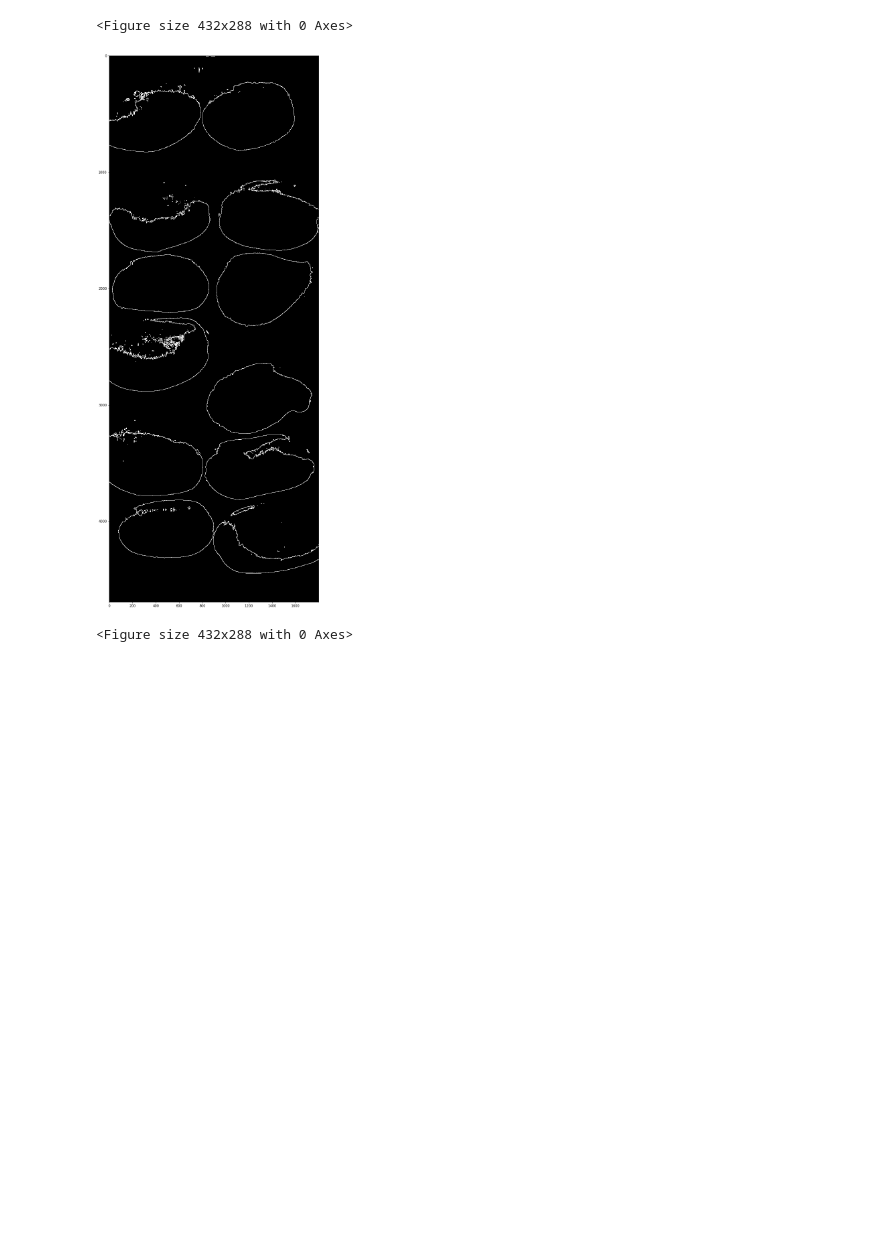
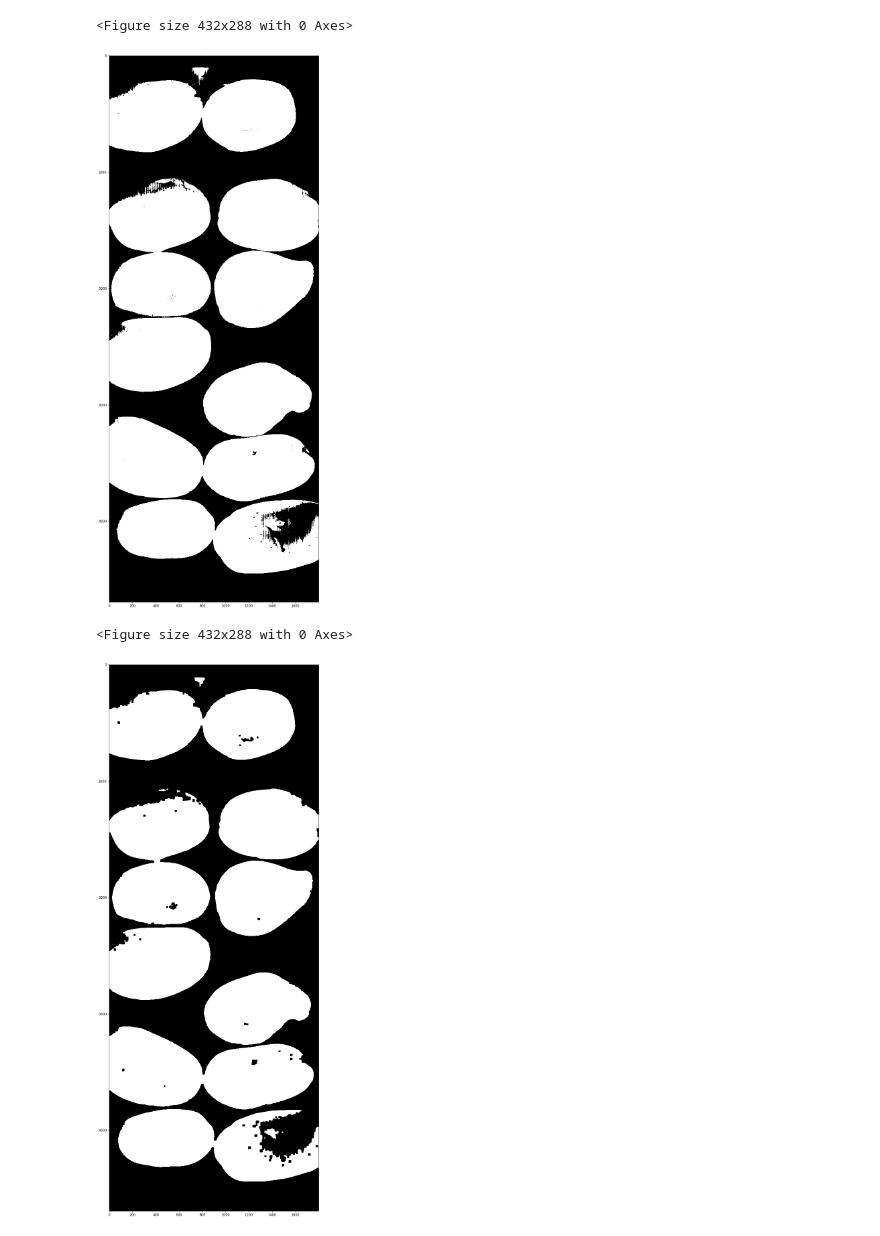
Before and after one commit to Kohmann/potato-classification, a Jupyter notebook: segmentation.ipynb, the cells around one changed output. Drawn from its saved outputs; the diff is of its cells as text; code cells hidden in the pictures; blank space fills up the shorter version.

```diff
--- a/segmentation.ipynb
+++ b/segmentation.ipynb
@@ -4,94 +4,98 @@ import spectral as sp
 import matplotlib.pyplot as plt
 import cv2
 from plots import plotSpectrum
-#from skimage.io import imsave, imread,imshow
 
-#%matplotlib inline
-#plt.rcParams['figure.figsize'] = [16, 8]
 
 potatoB1 = sp.open_image("../Normalised/potato_b1_lowIG_VNIR_1800_SN00841_HSNR2_6000us_2020-10-09T153243_raw_rad_nn.hdr")
-#potatoPelledB1 = sp.open_image("../Normalised/potatopeeled_b1_lowIG_VNIR_1800_SN00841_HSNR2_6000us_2020-10-09T160546_raw_rad_nn.hdr")
+
 margin = 1200
 N,M,bands = potatoB1.shape
 
 potatoB1 = potatoB1[margin:,:,:]
 #sp.imshow(potatoB1, figsize = (300,30) ,cmap="gray")
 #potatoB1 = potatoB1.read_subimage(np.arange(margin, N, 1),np.arange(0, M, 1))
-#sp.imshow(potatoB1, figsize = (300,30) ,cmap="gray")
 
 
 #N,M,bands = potatoPelledB1.shape
 #print(N,M,bands)
 
-#potatoB1_pixel = potatoB1.read_pixel(4100,1200)
-#potatoPelledB1_pixel = potatoPelledB1.read_pixel(4100,1200)
+#potatoB1_pixel = potatoB1.read_pixel(4100,1400)
+#potatoB1_pixel = potatoB1[4100,1200]
 
 #plotSpectrum(potatoB1_pixel)
-#plt.figure()
-#plotSpectrum(potatoPelledB1_pixel)
 
 
-potatoB1Band = potatoB1[:,:,170]
+
+potatoB1Band = potatoB1[:,:,180]
+
+#print(potatoB1Band[10:15,10:15])
+
+image8bit = (potatoB1Band*256).astype('uint8')
+
+
 
 
 #sp.imshow(potatoB1Band, figsize = (300,30) ,cmap="gray")
 #plt.figure()
 
-image8bit = (potatoB1Band*256).astype('uint8')
+#image8bit = (potatoB1Band*256).astype('uint8')
+#blurred = cv2.GaussianBlur(image8bit, (5, 5), 1)
 
-blurred = cv2.GaussianBlur(image8bit, (5, 5), 0)
 
-thresh = cv2.threshold(blurred, np.mean(blurred) , 1, cv2.THRESH_BINARY_INV)[1]  #thresholdblurred[150,900]
+#thresh = cv2.threshold(blurred, 40, 255, cv2.THRESH_BINARY_INV + cv2.THRESH_OTSU)[1]
+#sp.imshow(thresh, figsize = (300,30), cmap="gray")
+#plt.figure()
+
+
+
+
+
+
+
+thresh = cv2.threshold(blurred, blurred[4100,1600] , 255, cv2.THRESH_BINARY)[1]
+#thresh = cv2.threshold(blurred, blurred[150,900] , 1, cv2.THRESH_BINARY)[1]  #threshold blurred[150,900]
+#thresh = cv2.adaptiveThreshold(blurred, 255, cv2.ADAPTIVE_THRESH_MEAN_C , cv2.THRESH_BINARY_INV, 41, 2)
+sp.imshow(thresh, figsize = (300,30), cmap="gray")
+plt.figure()
+
 
 kernel = np.ones((3,3),np.uint8)
+#dilate = cv2.dilate(thresh, kernel, iterations=2)
+#erode = cv2.erode(thresh, kernel, iterations=10)
+#dilate = cv2.dilate(erode, kernel, iterations=3)
 
+
+#opening = cv2.morphologyEx(dilate, cv2.MORPH_OPEN, kernel)
 #edges = cv2.dilate(cv2.Canny(thresh, 0, 1), None)
 
-#dilate = cv2.erode(cv2.dilate(thresh, kernel, iterations=1), kernel, iterations=6)
 #sp.imshow(dilate, figsize = (300,30), cmap="gray")
 #plt.figure()
 
 
-#opening = cv2.morphologyEx(dilate, cv2.MORPH_OPEN, kernel)
 
-edges = cv2.dilate(cv2.Canny(thresh, 0, 1), kernel, iterations = 1)
+    # Draws contour
+#cnt = sorted(cv2.findContours(thresh, cv2.RETR_LIST, cv2.CHAIN_APPROX_SIMPLE)[-2], key=cv2.contourArea)
+#cv2.drawContours(image8bit, cnt[-8:], -1, (255), thickness=cv2.FILLED)
 
-
-#thresh = cv2.threshold(blurred, , 1, cv2.THRESH_BINARY)[1]
-#th3 = cv2.adaptiveThreshold(blurred, 255, cv2.ADAPTIVE_THRESH_MEAN_C , cv2.THRESH_BINARY, 13, 2)
-
-sp.imshow(edges, figsize = (300,30), cmap="gray")
-plt.figure()
-
-
-
-    # Draws contours
-#cnt = sorted(cv2.findContours(edges, cv2.RETR_LIST, cv2.CHAIN_APPROX_SIMPLE)[-2], key=cv2.contourArea)
-#cv2.drawContours(image8bit, cnt[-8:], -1, (255), 10)
 #sp.imshow(image8bit, figsize = (300,30), cmap="gray")
 #plt.figure()
 
 
 
 
 #sp.imshow(edges, figsize = (300,30), cmap="gray")
 #plt.figure()
 
 
 
 
 
 #kernel = np.ones((5,5),np.uint8)
 #closing = cv2.morphologyEx(thresh, cv2.MORPH_CLOSE, kernel, iterations = 5)
 
 #sp.imshow(closing, figsize = (300,30), cmap="gray")
-
-
-
-#laplacian = cv2.Laplacian(potatoB1Band,cv2.CV_8U,ksize=9)
-#plt.imshow(laplacian, figsize = (300,30) ,cmap="gray")
-#plt.figure()
 # %% [output]
 <Figure size 432x288 with 0 Axes>
-[figure, old version]
+[figure, new version]
 <Figure size 432x288 with 0 Axes>
+[figure, added]
```
Also changed, not shown: parts of 1 cell of this notebook.
